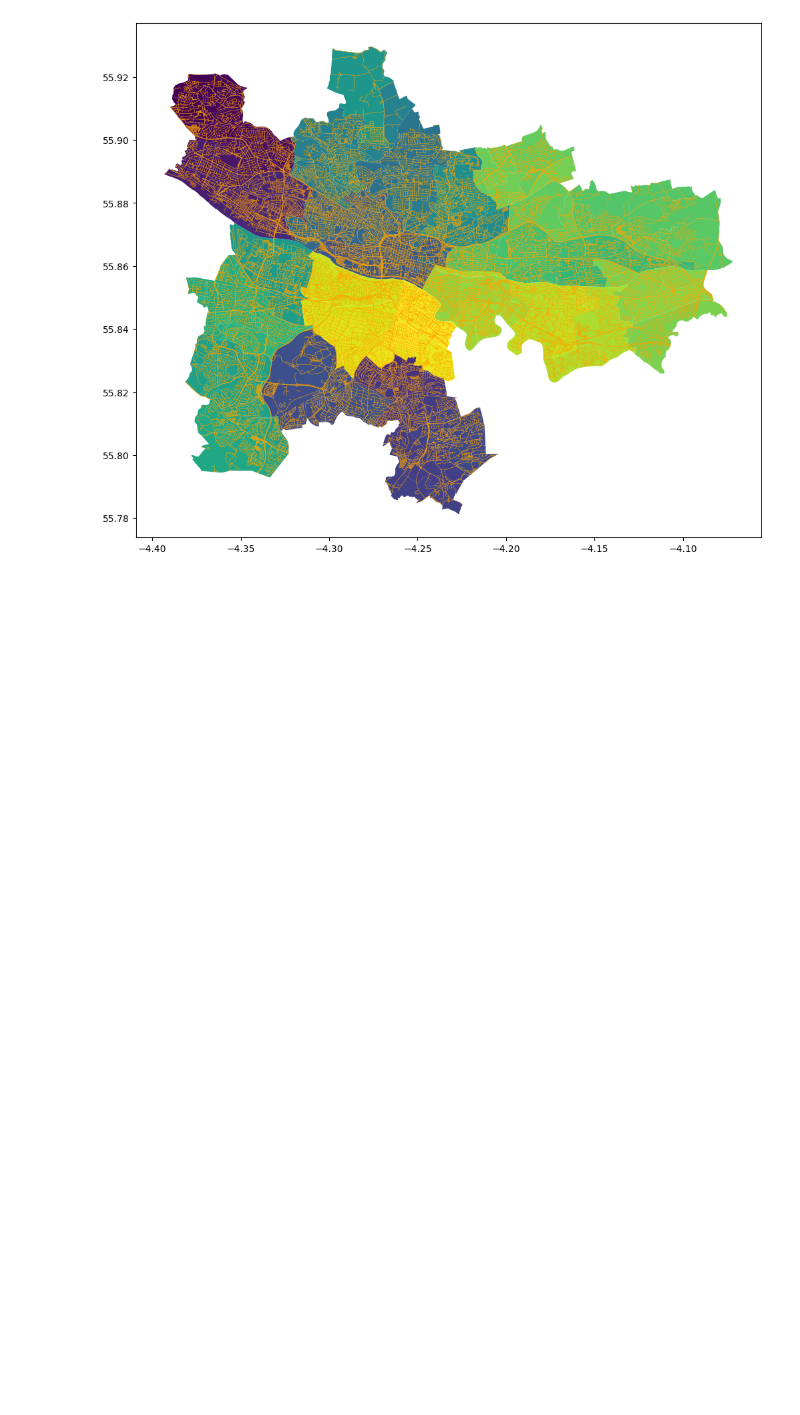
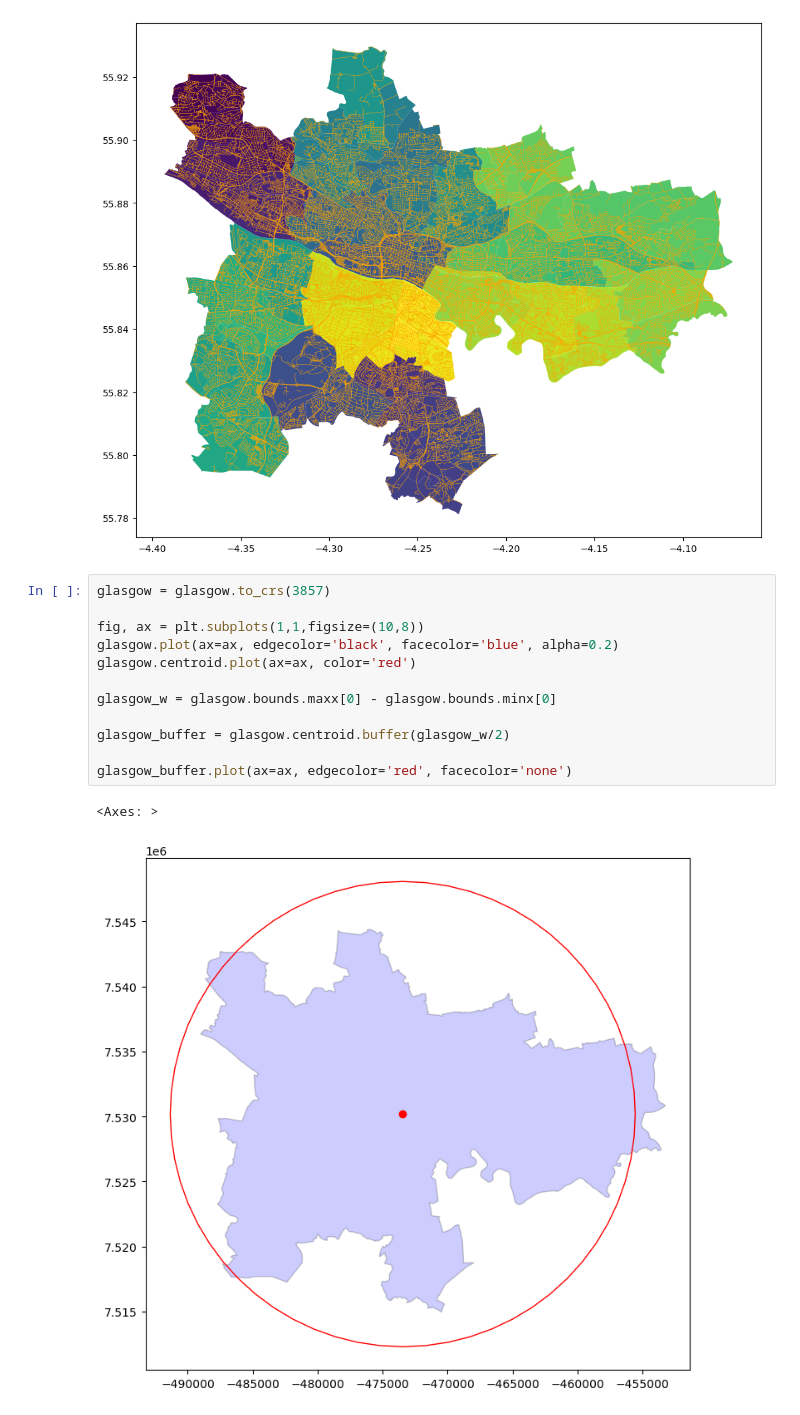
Before and after one commit to paddeaux/city_typo, a Jupyter notebook: city_typo.ipynb, the cells around one changed output. Drawn from its saved outputs; the diff is of its cells as text; blank space fills up the shorter version.

```diff
--- a/city_typo.ipynb
+++ b/city_typo.ipynb
@@ -64,3 +49,18 @@ plt.show
 # %% [output]
 <function matplotlib.pyplot.show(close=None, block=None)>
 [figure]
+# %%
+glasgow = glasgow.to_crs(3857)
+
+fig, ax = plt.subplots(1,1,figsize=(10,8))
+glasgow.plot(ax=ax, edgecolor='black', facecolor='blue', alpha=0.2)
+glasgow.centroid.plot(ax=ax, color='red')
+
+glasgow_w = glasgow.bounds.maxx[0] - glasgow.bounds.minx[0]
+
+glasgow_buffer = glasgow.centroid.buffer(glasgow_w/2)
+
+glasgow_buffer.plot(ax=ax, edgecolor='red', facecolor='none')
+# %% [output]
+<Axes: >
+[figure, added]
```
Also changed, not shown: parts of 5 cells of this notebook.
